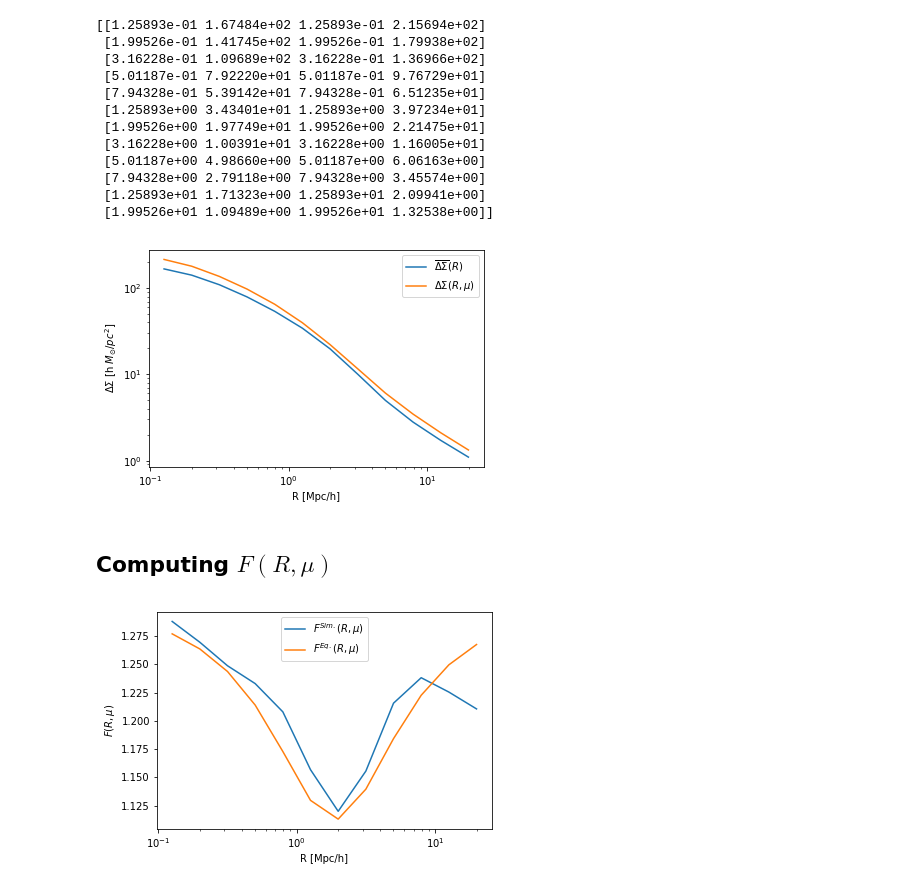
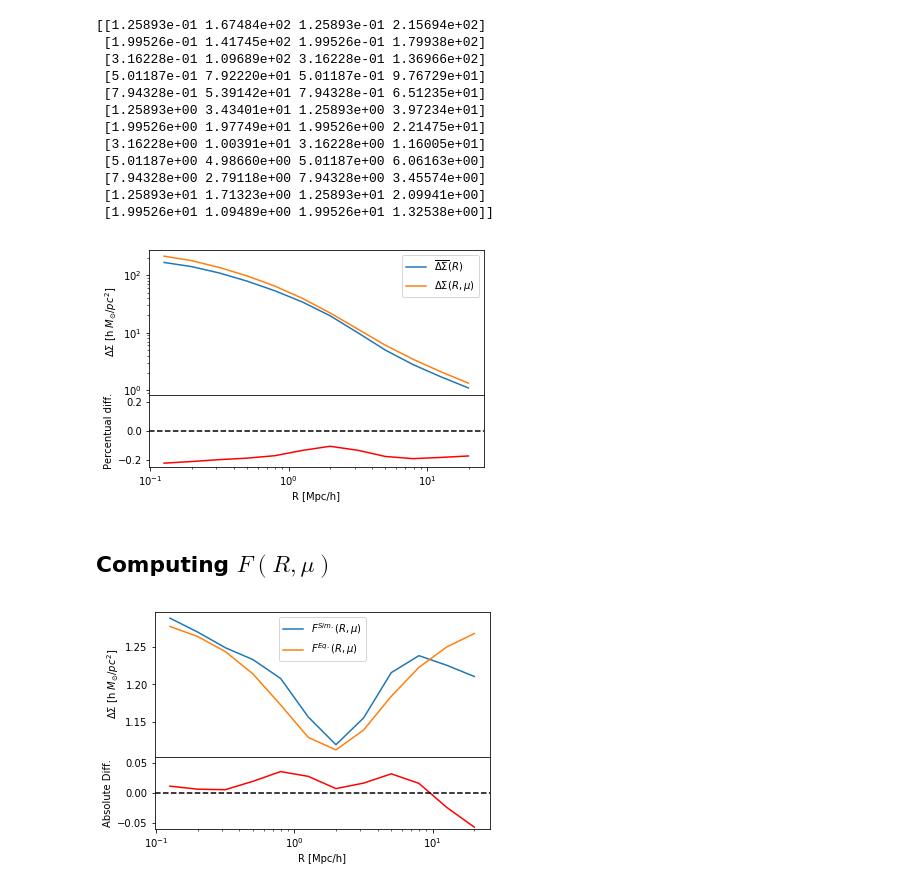
Before and after one commit to MariaElidaiana/random_scripts, a Jupyter notebook: triaxiality/triaxiality_correction.ipynb, the cells around one changed output. Cells and saved outputs as stored; diff of their text form; code cells hidden in the pictures.

```diff
--- a/triaxiality/triaxiality_correction.ipynb
+++ b/triaxiality/triaxiality_correction.ipynb
@@ -73,14 +74,25 @@ print np.c_[r, ds, rmu, dsmu]
  [1.99526e+01 1.09489e+00 1.99526e+01 1.32538e+00]]
 # %%
 plt.figure(1)
-plt.loglog(r, ds, label=r"$\overline{\Delta\Sigma}(R)$")
-plt.loglog(rmu, dsmu, label=r"$\Delta\Sigma (R,\mu)$")
-plt.legend(loc='upper right')
+gs = gridspec.GridSpec(2, 1, height_ratios=[2, 1])
+ax0 = plt.subplot(gs[0])
+ax1 = plt.subplot(gs[1], sharex = ax0)
+ax0.loglog(r, ds, label=r"$\overline{\Delta\Sigma}(R)$")
+ax0.loglog(rmu, dsmu, label=r"$\Delta\Sigma (R,\mu)$")
+ax0.legend(loc='upper right')
+ax1.semilogx(rmu, (ds - dsmu)/dsmu, 'r')
+ax1.set_ylabel("Percentual diff.")
+ax1.set_ylim(-0.25, 0.25)
+ax1.axhline(y=0, c='k', ls='--')
+plt.setp(ax0.get_xticklabels(), visible=False)
+yticks = ax1.yaxis.get_major_ticks()
+yticks[-1].label1.set_visible(False)
+plt.subplots_adjust(hspace=.0)
 plt.xlabel("R [Mpc/h]")
-plt.ylabel("$\Delta\Sigma$ [h $M_{\odot}/pc^2$]")
+ax0.set_ylabel("$\Delta\Sigma$ [h $M_{\odot}/pc^2$]")
 plt.show()
 # %% [output]
-[figure, old version]
+[figure, new version]
 # %% [markdown]
 ## Computing $F(R,\mu)$
 # %%
@@ -93,10 +105,22 @@ F_eq = np.exp(A(mu)*f(r)) #if it's \ln  #10**(A(mu)*f(r)) #if it's \log10
 # %%
 plt.figure(2)
-plt.semilogx(r, F_sim, label=r"$F^{Sim.}(R,\mu)$")
-plt.semilogx(r, F_eq,  label=r"$F^{Eq.}(R,\mu)$")
-plt.legend(loc='upper center')
+gs = gridspec.GridSpec(2, 1, height_ratios=[2, 1])
+ax0 = plt.subplot(gs[0])
+ax1 = plt.subplot(gs[1], sharex = ax0)
+
+ax0.semilogx(r, F_sim, label=r"$F^{Sim.}(R,\mu)$")
+ax0.semilogx(r, F_eq,  label=r"$F^{Eq.}(R,\mu)$")
+ax0.legend(loc='upper center')
+ax1.semilogx(rmu, (F_sim - F_eq), 'r')
+ax1.set_ylabel("Absolute Diff.")
+ax1.set_ylim(-0.06, 0.06)
+ax1.axhline(y=0, c='k', ls='--')
+plt.setp(ax0.get_xticklabels(), visible=False)
+yticks = ax1.yaxis.get_major_ticks()
+yticks[-1].label1.set_visible(False)
+plt.subplots_adjust(hspace=.0)
 plt.xlabel("R [Mpc/h]")
-plt.ylabel("$F(R,\mu)$")
+ax0.set_ylabel("$\Delta\Sigma$ [h $M_{\odot}/pc^2$]")
 plt.show()
 # %% [output]
-[figure, old version]
+[figure, new version]
```
Also changed, not shown: parts of 5 cells of this notebook, 1 other file.
